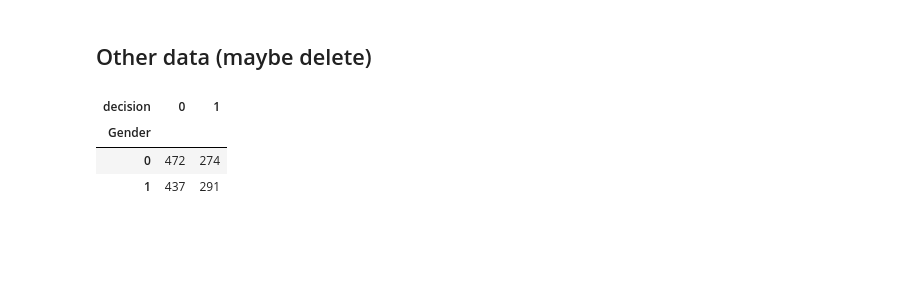
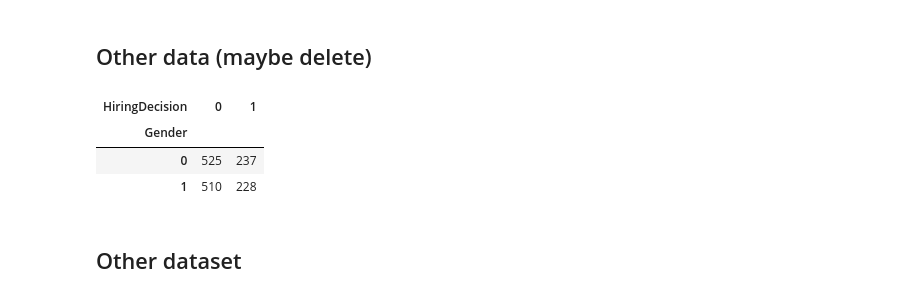
Before and after one commit to marcolax22/algorithmic-fairness, a Jupyter notebook: data_processing.ipynb, the cells around one changed output. Saved outputs shown, nothing was run; the diff lists cells and outputs as text; code cells hidden in the pictures; blank space fills up the shorter version.

```diff
--- a/data_processing.ipynb
+++ b/data_processing.ipynb
@@ -44,11 +62,13 @@ Name: count, dtype: int64
 # %%
 hiring_data2 = pd.read_csv('data/recruitment_data.csv')
 hiring_data2['Gender'].value_counts()
 
-gender_matrix = pd.crosstab(hiring_data2['Gender'], hiring_data['decision'])
+gender_matrix = pd.crosstab(hiring_data2['Gender'], hiring_data2['HiringDecision'])
 gender_matrix
 # %% [output]
-| decision | 0 | 1 |
+| HiringDecision | 0 | 1 |
 | Gender |  |  |
-| 0 | 472 | 274 |
-| 1 | 437 | 291 |
+| 0 | 525 | 237 |
+| 1 | 510 | 228 |
+# %% [markdown]
+## Other dataset
```
Also changed, not shown: parts of 6 cells of this notebook, 14 other files.
